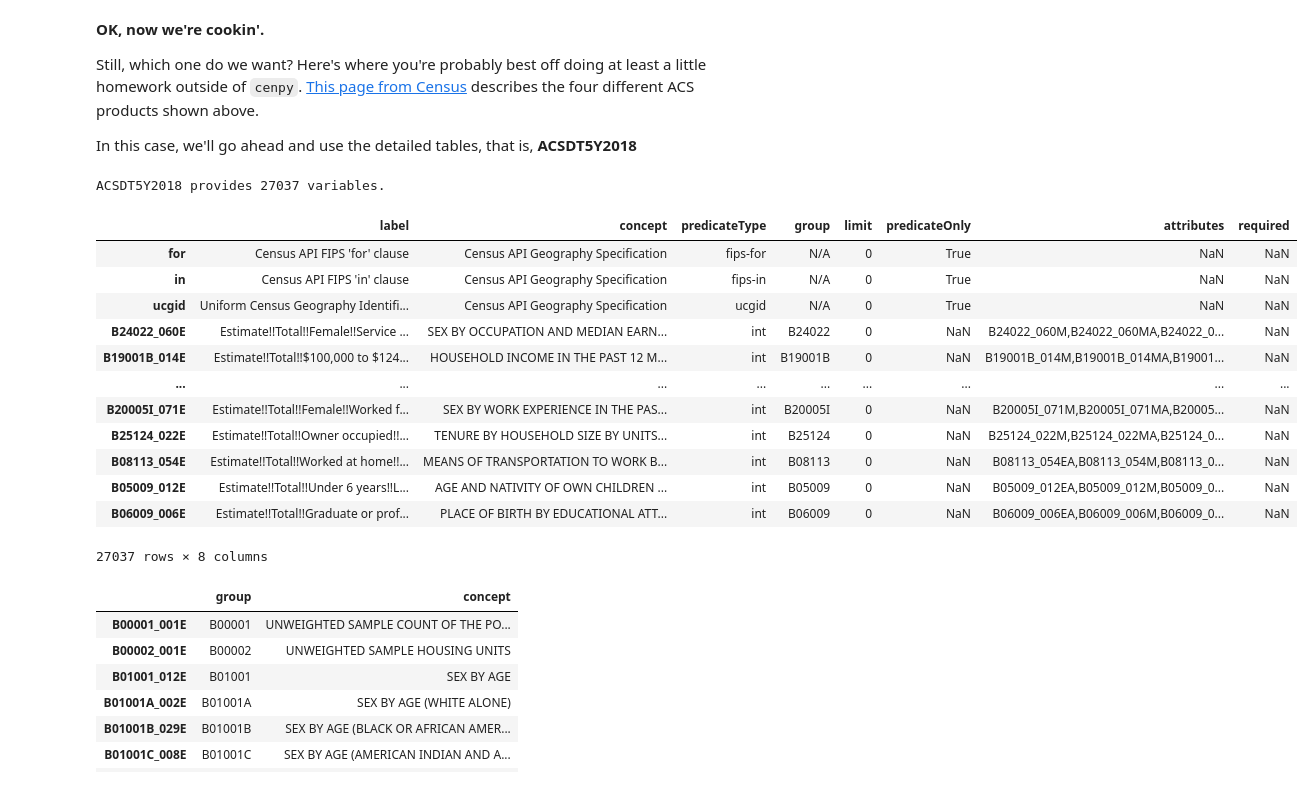
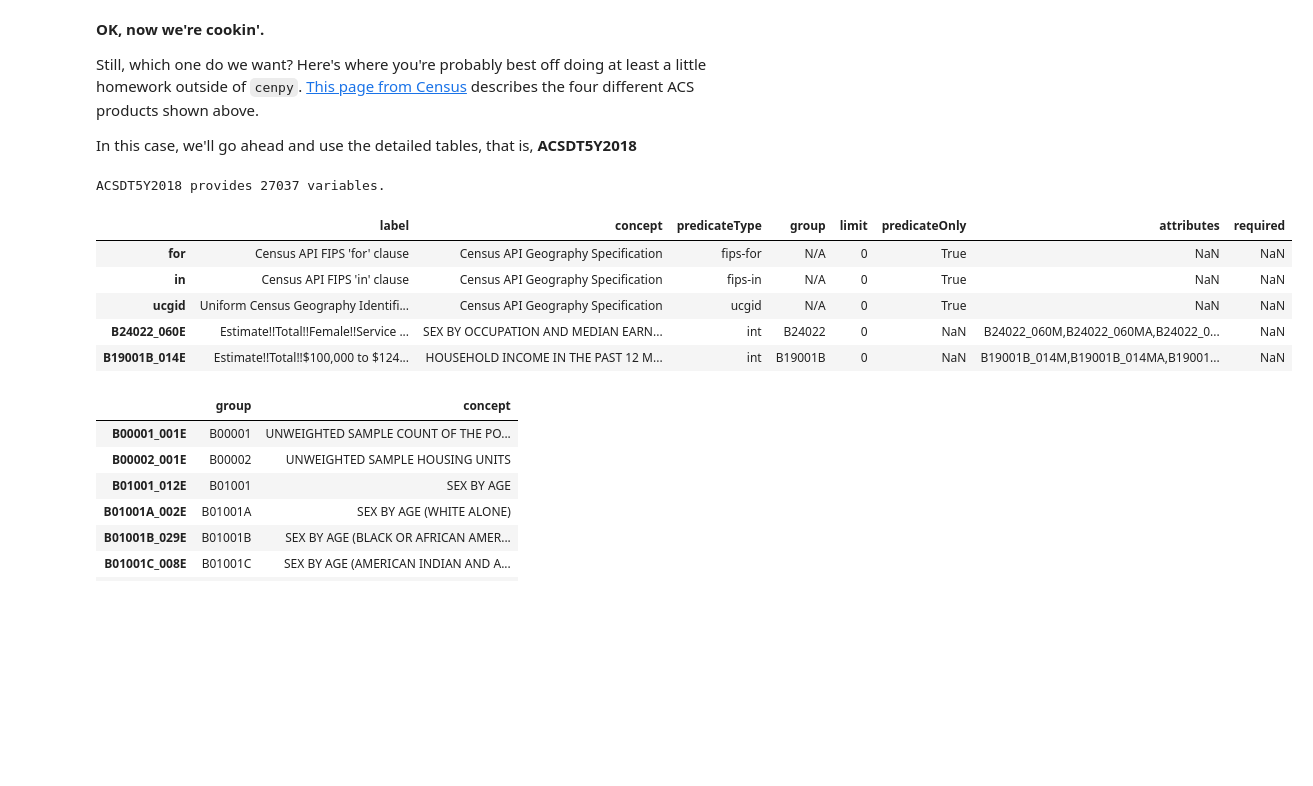
Before and after one commit to censusreporter/nicar20-advanced-census-python, a Jupyter notebook: workshop.ipynb, the cells around one changed output. Saved outputs shown, nothing was run; the diff lists cells and outputs as text; code cells hidden in the pictures; blank space fills up the shorter version.

```diff
--- a/workshop.ipynb
+++ b/workshop.ipynb
@@ -9,4 +21,28 @@ This notebook is short on technical explanation. If you're not clear about some
 * [pandas](https://pandas.pydata.org/pandas-docs/stable/)
 * [geopandas](http://geopandas.org/)
 * [matplotlib](https://matplotlib.org/index.html)
+# %%
+# let's just get this stuff out of the way...
+import cenpy
+import pandas as pd
+import geopandas
+import matplotlib.pyplot as plt
+from census_data_aggregator import approximate_sum, approximate_proportion
+from census_error_analyzer import is_statistically_different, statistical_range
+from collections import defaultdict
+
+%matplotlib inline
+
+# Without an API Key, the Census API is limited to 500 daily requests per IP address.
+# I've obtained an API key for use with this exercise, but it may be disabled at any time.
+# If you have your own, use it below, and if you get an error using this one,
+# you may need to request your own key
+# see https://www.census.gov/data/developers/guidance/api-user-guide.Query_Components.html
+# for more about limits and a link to request your own key.
+# There's usually a short wait before keys are issued
+CENSUS_API_KEY = '6871e29db5145699fdcbbd7da64b3eb9e49c25d4'
+
+# Set this to false if you're trying to do this without an internet connection
+# and data which would have been fetched from an API query will be read from cached files instead
+INTERNET_IS_WORKING = True
 # %% [markdown]
@@ -151,25 +170,22 @@ Still, which one do we want? Here's where you're probably best off doing at leas
 
 In this case, we'll go ahead and use the detailed tables, that is, **ACSDT5Y2018**
 # %%
-con = cenpy.remote.APIConnection('ACSDT5Y2018',apikey=CENSUS_API_KEY)
+if INTERNET_IS_WORKING:
+    con = cenpy.remote.APIConnection('ACSDT5Y2018',apikey=CENSUS_API_KEY)
+    variables = con.variables
+else:
+    variables = pd.read_csv('data/ACSDT5Y2018_variables.csv',index_col='Unnamed: 0')
 
-# No matter which product you use, a cenpy APIConnection can show you the variables which it can retrieve for you. They come back as a pandas DataFrame.
-
-print(f"ACSDT5Y2018 provides {len(con.variables)} variables.") # how many are there?
-con.variables
+# No matter which product you use, a cenpy APIConnection can show you the variables
+# which it can retrieve for you. They come back as a pandas DataFrame.
+print(f"ACSDT5Y2018 provides {len(variables)} variables.") # how many are there?
+variables.head()
 # %% [output]
 ACSDT5Y2018 provides 27037 variables.
 |  | label | concept | predicateType | group | limit | predicateOnly | attributes | required |
 | for | Census API FIPS 'for' clause | Census API Geography Specification | fips-for | N/A | 0 | True | NaN | NaN |
 | in | Census API FIPS 'in' clause | Census API Geography Specification | fips-in | N/A | 0 | True | NaN | NaN |
 | ucgid | Uniform Census Geography Identifi... | Census API Geography Specification | ucgid | N/A | 0 | True | NaN | NaN |
 | B24022_060E | Estimate!!Total!!Female!!Service ... | SEX BY OCCUPATION AND MEDIAN EARN... | int | B24022 | 0 | NaN | B24022_060M,B24022_060MA,B24022_0... | NaN |
 | B19001B_014E | Estimate!!Total!!$100,000 to $124... | HOUSEHOLD INCOME IN THE PAST 12 M... | int | B19001B | 0 | NaN | B19001B_014M,B19001B_014MA,B19001... | NaN |
-| ... | ... | ... | ... | ... | ... | ... | ... | ... |
-| B20005I_071E | Estimate!!Total!!Female!!Worked f... | SEX BY WORK EXPERIENCE IN THE PAS... | int | B20005I | 0 | NaN | B20005I_071M,B20005I_071MA,B20005... | NaN |
-| B25124_022E | Estimate!!Total!!Owner occupied!!... | TENURE BY HOUSEHOLD SIZE BY UNITS... | int | B25124 | 0 | NaN | B25124_022M,B25124_022MA,B25124_0... | NaN |
-| B08113_054E | Estimate!!Total!!Worked at home!!... | MEANS OF TRANSPORTATION TO WORK B... | int | B08113 | 0 | NaN | B08113_054EA,B08113_054M,B08113_0... | NaN |
-| B05009_012E | Estimate!!Total!!Under 6 years!!L... | AGE AND NATIVITY OF OWN CHILDREN ... | int | B05009 | 0 | NaN | B05009_012EA,B05009_012M,B05009_0... | NaN |
-| B06009_006E | Estimate!!Total!!Graduate or prof... | PLACE OF BIRTH BY EDUCATIONAL ATT... | int | B06009 | 0 | NaN | B06009_006EA,B06009_006M,B06009_0... | NaN |
-27037 rows × 8 columns
 # %%
```
Also changed, not shown: parts of 42 cells of this notebook, 7 other files.
